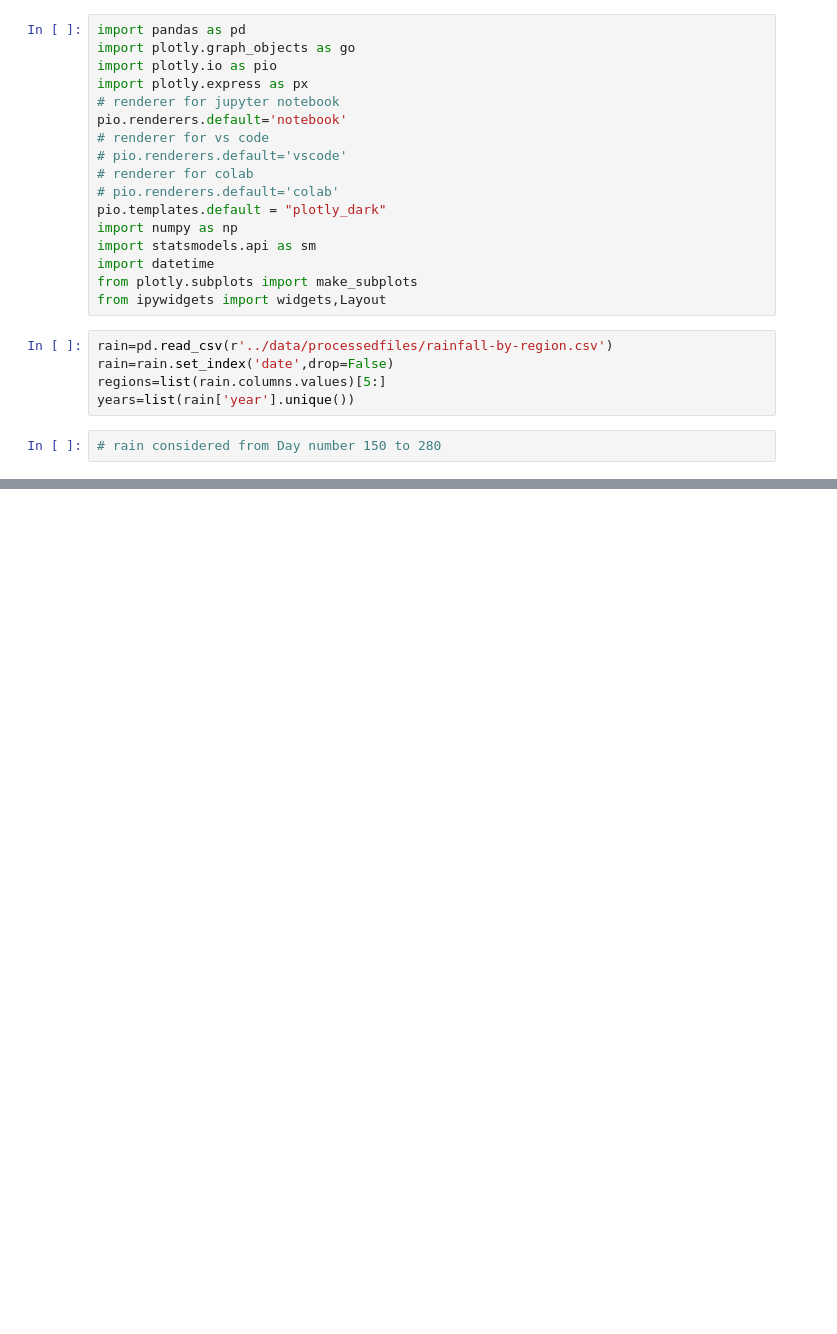
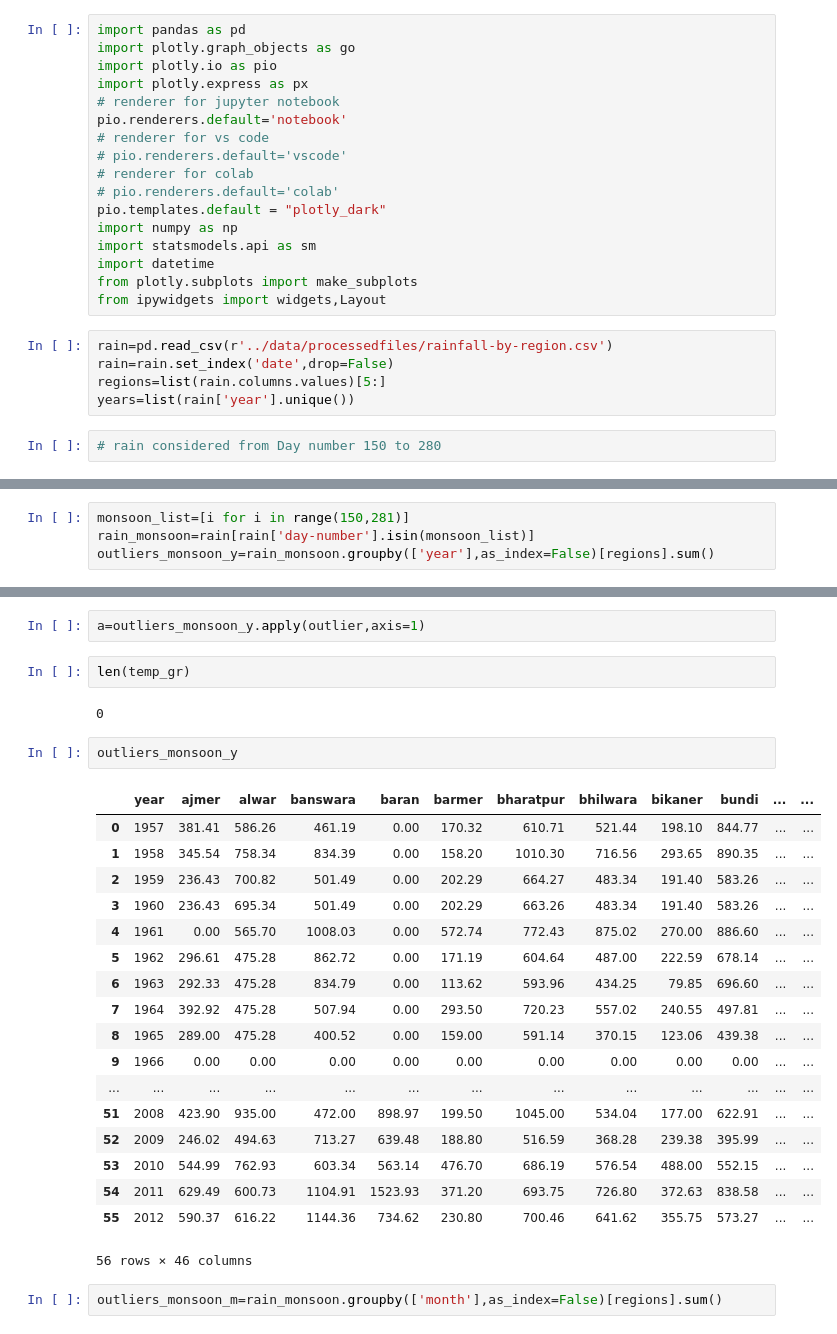
Before and after one commit to dev-essbee/rainfall-analysis, a Jupyter notebook: notebooks/exploratory-last.ipynb, the cells around one changed output, grey strips where cells are left out. Cells and saved outputs as stored; diff of their text form; blank space fills up the shorter version.

Commit message:
merge outlier-plot

```diff
--- a/notebooks/exploratory-last.ipynb
+++ b/notebooks/exploratory-last.ipynb
@@ -256,0 +25,4 @@ q3-q1
+# %%
+monsoon_list=[i for i in range(150,281)]
+rain_monsoon=rain[rain['day-number'].isin(monsoon_list)]
+outliers_monsoon_y=rain_monsoon.groupby(['year'],as_index=False)[regions].sum()
@@ -256,0 +44,29 @@ q3-q1
+# %%
+a=outliers_monsoon_y.apply(outlier,axis=1)
+# %%
+len(temp_gr)
+# %% [output]
+0
+# %%
+outliers_monsoon_y
+# %% [output]
+|  | year | ajmer | alwar | banswara | baran | barmer | bharatpur | bhilwara | bikaner | bundi | ... | ... |
+| 0 | 1957 | 381.41 | 586.26 | 461.19 | 0.00 | 170.32 | 610.71 | 521.44 | 198.10 | 844.77 | ... | ... |
+| 1 | 1958 | 345.54 | 758.34 | 834.39 | 0.00 | 158.20 | 1010.30 | 716.56 | 293.65 | 890.35 | ... | ... |
+| 2 | 1959 | 236.43 | 700.82 | 501.49 | 0.00 | 202.29 | 664.27 | 483.34 | 191.40 | 583.26 | ... | ... |
+| 3 | 1960 | 236.43 | 695.34 | 501.49 | 0.00 | 202.29 | 663.26 | 483.34 | 191.40 | 583.26 | ... | ... |
+| 4 | 1961 | 0.00 | 565.70 | 1008.03 | 0.00 | 572.74 | 772.43 | 875.02 | 270.00 | 886.60 | ... | ... |
+| 5 | 1962 | 296.61 | 475.28 | 862.72 | 0.00 | 171.19 | 604.64 | 487.00 | 222.59 | 678.14 | ... | ... |
+| 6 | 1963 | 292.33 | 475.28 | 834.79 | 0.00 | 113.62 | 593.96 | 434.25 | 79.85 | 696.60 | ... | ... |
+| 7 | 1964 | 392.92 | 475.28 | 507.94 | 0.00 | 293.50 | 720.23 | 557.02 | 240.55 | 497.81 | ... | ... |
+| 8 | 1965 | 289.00 | 475.28 | 400.52 | 0.00 | 159.00 | 591.14 | 370.15 | 123.06 | 439.38 | ... | ... |
+| 9 | 1966 | 0.00 | 0.00 | 0.00 | 0.00 | 0.00 | 0.00 | 0.00 | 0.00 | 0.00 | ... | ... |
+| ... | ... | ... | ... | ... | ... | ... | ... | ... | ... | ... | ... | ... |
+| 51 | 2008 | 423.90 | 935.00 | 472.00 | 898.97 | 199.50 | 1045.00 | 534.04 | 177.00 | 622.91 | ... | ... |
+| 52 | 2009 | 246.02 | 494.63 | 713.27 | 639.48 | 188.80 | 516.59 | 368.28 | 239.38 | 395.99 | ... | ... |
+| 53 | 2010 | 544.99 | 762.93 | 603.34 | 563.14 | 476.70 | 686.19 | 576.54 | 488.00 | 552.15 | ... | ... |
+| 54 | 2011 | 629.49 | 600.73 | 1104.91 | 1523.93 | 371.20 | 693.75 | 726.80 | 372.63 | 838.58 | ... | ... |
+| 55 | 2012 | 590.37 | 616.22 | 1144.36 | 734.62 | 230.80 | 700.46 | 641.62 | 355.75 | 573.27 | ... | ... |
+56 rows × 46 columns
+# %%
+outliers_monsoon_m=rain_monsoon.groupby(['month'],as_index=False)[regions].sum()
```
Also changed, not shown: parts of 45 cells of this notebook.
